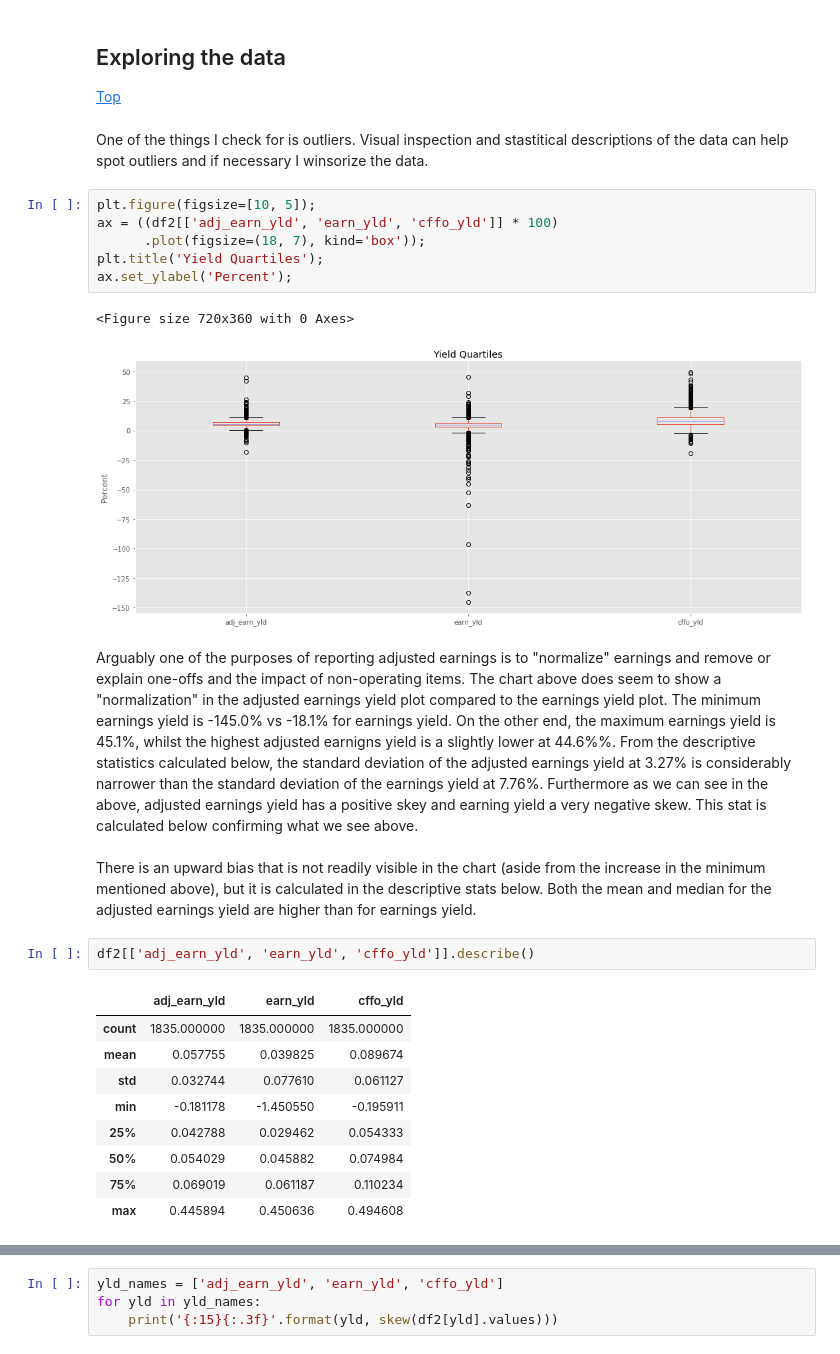
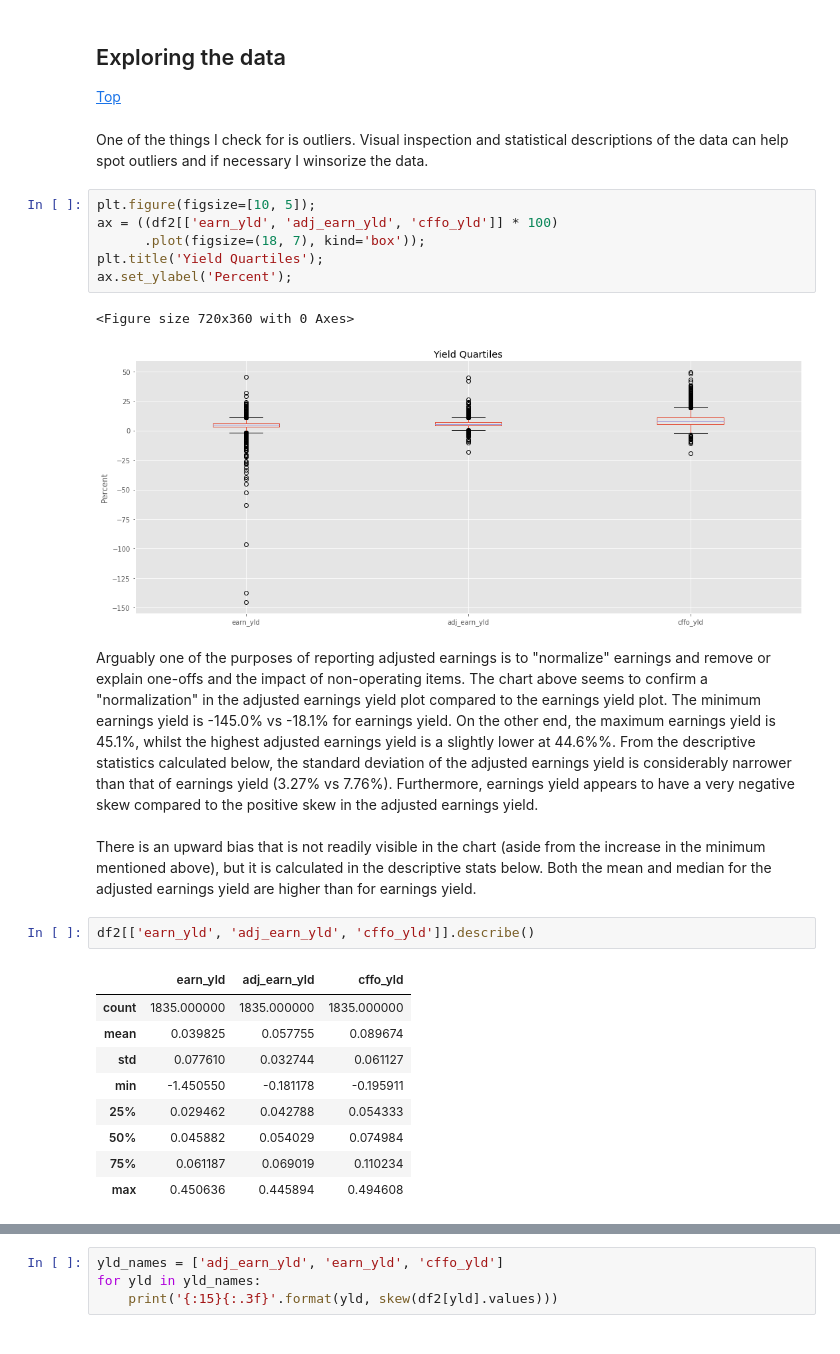
Before and after one commit to aandres99/non-gaap, a Jupyter notebook: Adjusted Earnings.ipynb, the cells around one changed output, grey strips where cells are left out. Cells and saved outputs as stored; diff of their text form.

Commit message:
Cleaned up more of the text and deleted unecessary plots

```diff
--- a/Adjusted Earnings.ipynb
+++ b/Adjusted Earnings.ipynb
@@ -161,29 +161,29 @@ dtype: int64
 ## Exploring the data<a name="explore"></a>
 [Top](#top)
 # %% [markdown]
-One of the things I check for is outliers. Visual inspection and stastitical descriptions of the data can help spot outliers and if necessary I winsorize the data.
+One of the things I check for is outliers. Visual inspection and statistical descriptions of the data can help spot outliers and if necessary I winsorize the data.
 # %%
 plt.figure(figsize=[10, 5]);
-ax = ((df2[['adj_earn_yld', 'earn_yld', 'cffo_yld']] * 100)
+ax = ((df2[['earn_yld', 'adj_earn_yld', 'cffo_yld']] * 100)
       .plot(figsize=(18, 7), kind='box'));
 plt.title('Yield Quartiles');
 ax.set_ylabel('Percent');
 # %% [output]
 <Figure size 720x360 with 0 Axes>
-[figure, old version]
+[figure, new version]
 # %% [markdown]
-Arguably one of the purposes of reporting adjusted earnings is to \"normalize\" earnings and remove or explain one-offs and the impact of non-operating items. The chart above does seem to show a \"normalization\" in the adjusted earnings yield plot compared to the earnings yield plot. The minimum earnings yield is -145.0% vs -18.1% for earnings yield. On the other end, the maximum earnings yield is 45.1%, whilst the highest adjusted earnigns yield is a slightly lower at 44.6%%. From the descriptive statistics calculated below, the standard deviation of the adjusted earnings yield at 3.27% is considerably narrower than the standard deviation of the earnings yield at 7.76%. Furthermore as we can see in the above, adjusted earnings yield has a positive skey and earning yield a very negative skew. This stat is calculated below confirming what we see above.<br><br>
+Arguably one of the purposes of reporting adjusted earnings is to \"normalize\" earnings and remove or explain one-offs and the impact of non-operating items. The chart above seems to confirm a \"normalization\" in the adjusted earnings yield plot compared to the earnings yield plot. The minimum earnings yield is -145.0% vs -18.1% for earnings yield. On the other end, the maximum earnings yield is 45.1%, whilst the highest adjusted earnings yield is a slightly lower at 44.6%%. From the descriptive statistics calculated below, the standard deviation of the adjusted earnings yield is considerably narrower than that of earnings yield (3.27% vs 7.76%). Furthermore, earnings yield appears to have a very negative skew compared to the positive skew in the adjusted earnings yield. <br><br>
 There is an upward bias that is not readily visible in the chart (aside from the increase in the minimum mentioned above), but it is calculated in the descriptive stats below. Both the mean and median for the adjusted earnings yield are higher than for earnings yield.
 # %%
-df2[['adj_earn_yld', 'earn_yld', 'cffo_yld']].describe()
+df2[['earn_yld', 'adj_earn_yld', 'cffo_yld']].describe()
 # %% [output]
-|  | adj_earn_yld | earn_yld | cffo_yld |
+|  | earn_yld | adj_earn_yld | cffo_yld |
 | count | 1835.000000 | 1835.000000 | 1835.000000 |
-| mean | 0.057755 | 0.039825 | 0.089674 |
-| std | 0.032744 | 0.077610 | 0.061127 |
-| min | -0.181178 | -1.450550 | -0.195911 |
-| 25% | 0.042788 | 0.029462 | 0.054333 |
-| 50% | 0.054029 | 0.045882 | 0.074984 |
-| 75% | 0.069019 | 0.061187 | 0.110234 |
-| max | 0.445894 | 0.450636 | 0.494608 |
+| mean | 0.039825 | 0.057755 | 0.089674 |
+| std | 0.077610 | 0.032744 | 0.061127 |
+| min | -1.450550 | -0.181178 | -0.195911 |
+| 25% | 0.029462 | 0.042788 | 0.054333 |
+| 50% | 0.045882 | 0.054029 | 0.074984 |
+| 75% | 0.061187 | 0.069019 | 0.110234 |
+| max | 0.450636 | 0.445894 | 0.494608 |
 # %% [markdown]
```
Also changed, not shown: parts of 35 cells of this notebook.
